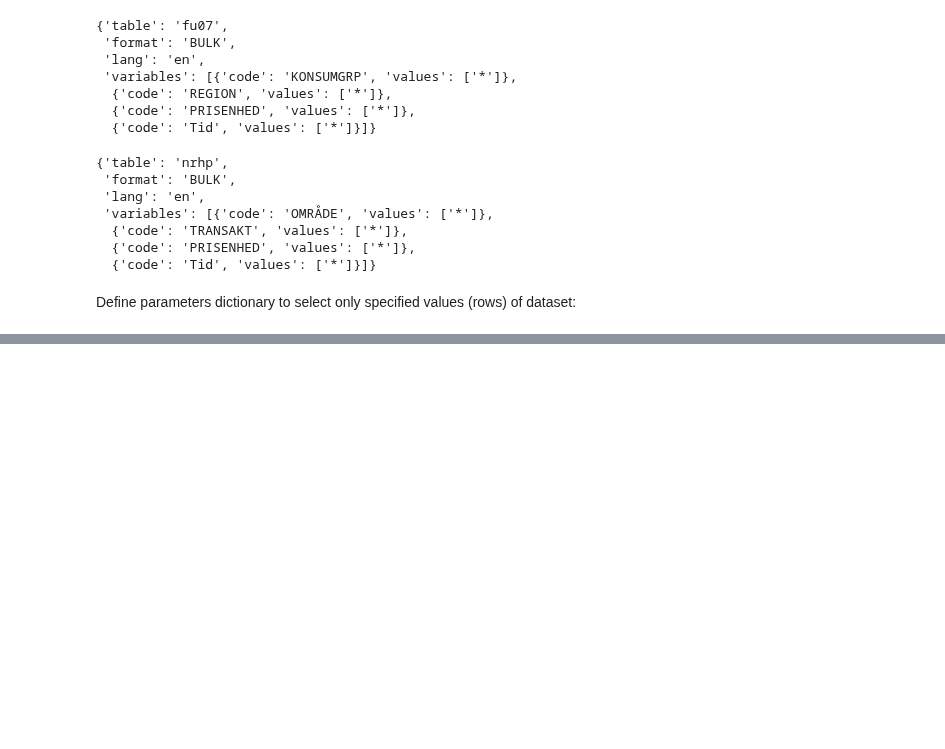
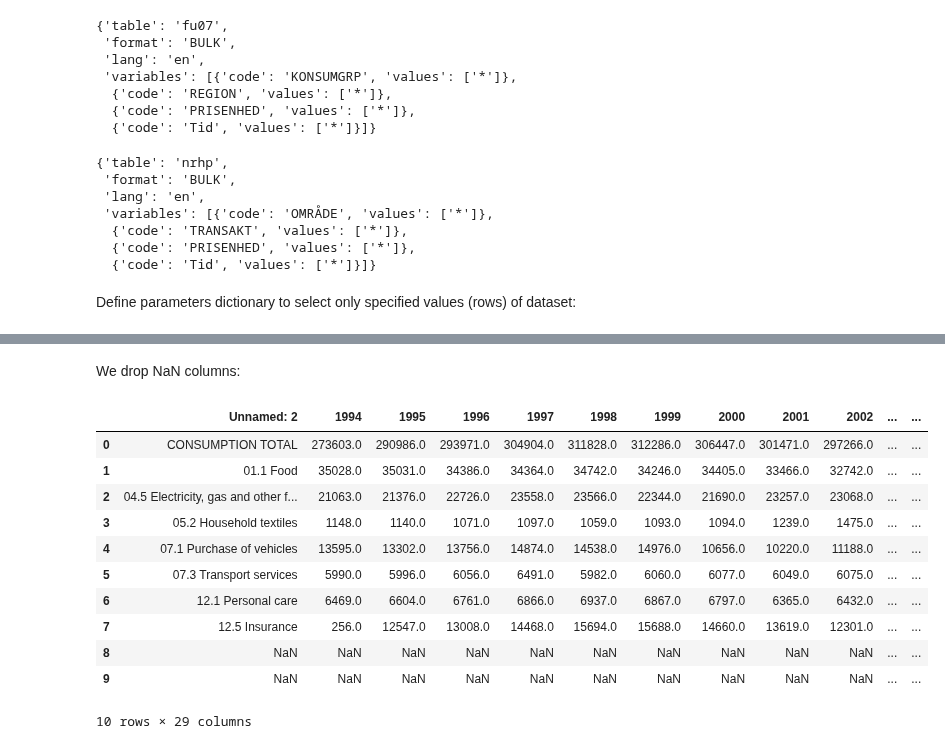
Before and after one commit to NumEconCopenhagen/projects-2023-EFS, a Jupyter notebook: dataproject/St_data_p.ipynb, the cells around one changed output, grey strips where cells are left out. Saved outputs shown, nothing was run; the diff lists cells and outputs as text; code cells hidden in the pictures; blank space fills up the shorter version.

Commit message:
Row skipping and columns dropping on cop dataset To do list at the end of the document

```diff
--- a/dataproject/St_data_p.ipynb
+++ b/dataproject/St_data_p.ipynb
@@ -190,0 +171,4 @@ cop1 = pd.read_csv('FU07.csv')
+# %%
+filename = 'FU07.xlsx'
+cop = pd.read_excel(filename, skiprows=2)
+display(cop.head(50))
@@ -190,0 +188,20 @@ cop1 = pd.read_csv('FU07.csv')
+# %% [markdown]
+We drop NaN columns:
+# %%
+drop_these = ['Unnamed: ' + str(num) for num in range(2)] # use list comprehension to create list of columns
+cop.drop(drop_these, axis=1, inplace=True) # axis = 1 -> columns, inplace=True -> changed, no copy made
+# %%
+cop.head(10)
+# %% [output]
+|  | Unnamed: 2 | 1994 | 1995 | 1996 | 1997 | 1998 | 1999 | 2000 | 2001 | 2002 | ... | ... |
+| 0 | CONSUMPTION TOTAL | 273603.0 | 290986.0 | 293971.0 | 304904.0 | 311828.0 | 312286.0 | 306447.0 | 301471.0 | 297266.0 | ... | ... |
+| 1 | 01.1 Food | 35028.0 | 35031.0 | 34386.0 | 34364.0 | 34742.0 | 34246.0 | 34405.0 | 33466.0 | 32742.0 | ... | ... |
+| 2 | 04.5 Electricity, gas and other f... | 21063.0 | 21376.0 | 22726.0 | 23558.0 | 23566.0 | 22344.0 | 21690.0 | 23257.0 | 23068.0 | ... | ... |
+| 3 | 05.2 Household textiles | 1148.0 | 1140.0 | 1071.0 | 1097.0 | 1059.0 | 1093.0 | 1094.0 | 1239.0 | 1475.0 | ... | ... |
+| 4 | 07.1 Purchase of vehicles | 13595.0 | 13302.0 | 13756.0 | 14874.0 | 14538.0 | 14976.0 | 10656.0 | 10220.0 | 11188.0 | ... | ... |
+| 5 | 07.3 Transport services | 5990.0 | 5996.0 | 6056.0 | 6491.0 | 5982.0 | 6060.0 | 6077.0 | 6049.0 | 6075.0 | ... | ... |
+| 6 | 12.1 Personal care | 6469.0 | 6604.0 | 6761.0 | 6866.0 | 6937.0 | 6867.0 | 6797.0 | 6365.0 | 6432.0 | ... | ... |
+| 7 | 12.5 Insurance | 256.0 | 12547.0 | 13008.0 | 14468.0 | 15694.0 | 15688.0 | 14660.0 | 13619.0 | 12301.0 | ... | ... |
+| 8 | NaN | NaN | NaN | NaN | NaN | NaN | NaN | NaN | NaN | NaN | ... | ... |
+| 9 | NaN | NaN | NaN | NaN | NaN | NaN | NaN | NaN | NaN | NaN | ... | ... |
+10 rows × 29 columns
```
Also changed, not shown: parts of 12 cells of this notebook.
